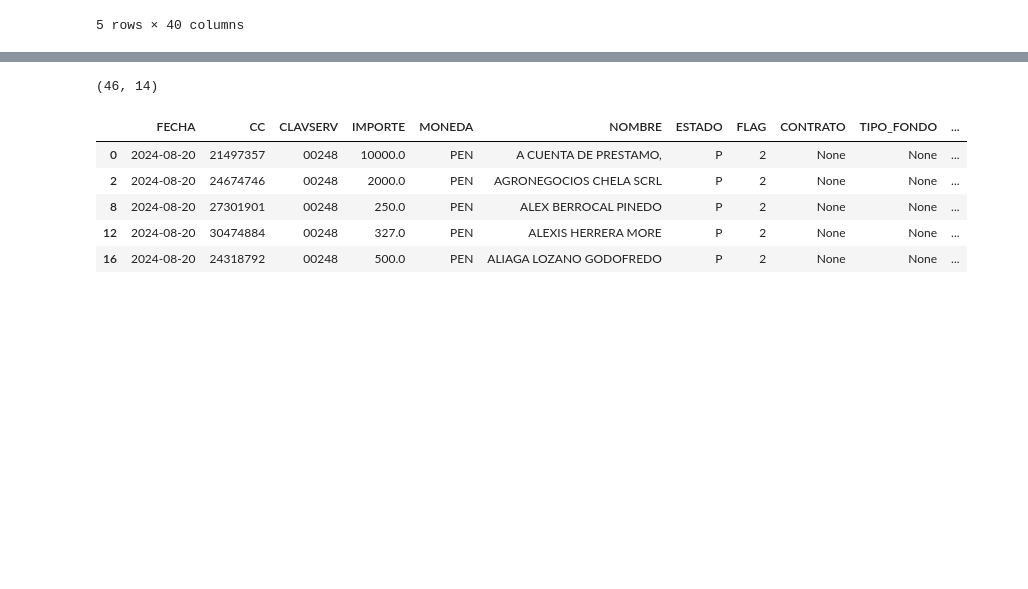
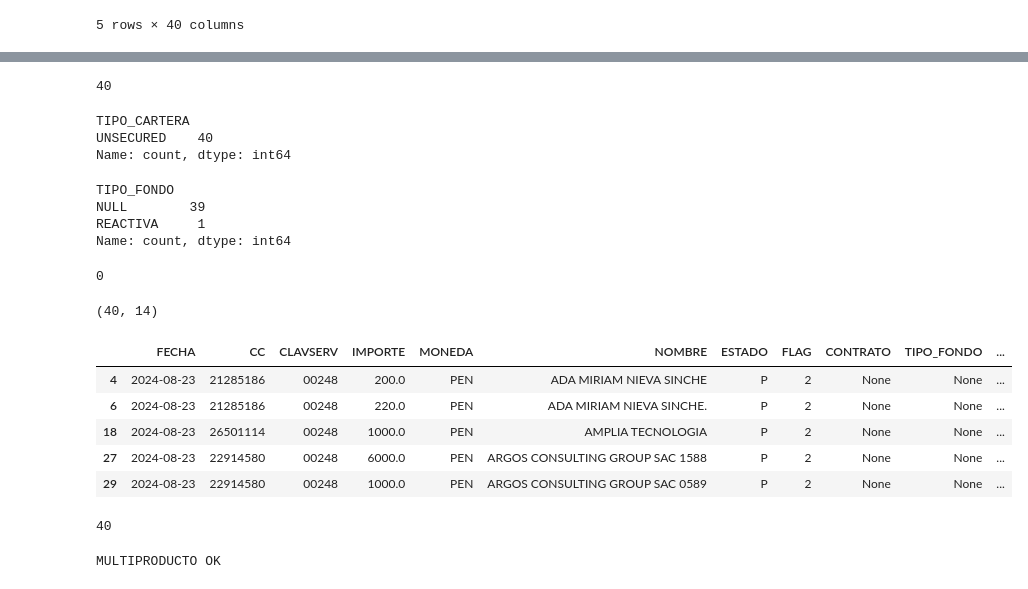
Before and after one commit to iriarteMirko/base-pagos, a Jupyter notebook: main.ipynb, the cells around one changed output, grey strips where cells are left out. Cells and saved outputs as stored; diff of their text form; code cells hidden in the pictures; blank space fills up the shorter version.

```diff
--- a/main.ipynb
+++ b/main.ipynb
@@ -110,7 +114,7 @@ fecha_formateada = fecha_formateada[:3] + fecha_formateada[3:].capitalize()
 df_base['FECHA_ENVIO'] = fecha_formateada.replace('.', '')
 df_base['ID_RESPONSABLE'] = 'MIV'
 
-cols_base = ['FECHA', 'CODCEN', 'CLAVSERV', 'IMPORTE', 'MONEDA', 'NOMBRE', 'ESTADO', 'FECHA_ENVIO', 'ID_RESPONSABLE']
+cols_base = ['Entidad', 'FECHA', 'CODCEN', 'CLAVSERV', 'CENTROPAGO', 'IMPORTE', 'MONEDA', 'NOMBRE', 'ESTADO', 'FECHA_ENVIO', 'ID_RESPONSABLE']
 df_base = df_base[cols_base]
 df_base = df_base.rename(columns={'CODCEN': 'CC'})
 
@@ -200,18 +213,21 @@ Asignacion (242511, 40)
 # %%
 df_asignacion_test['codigo'] = df_asignacion_test['codigo'].astype('Int64').astype(str).str.zfill(8)
 
-cols_asignacion = ['codigo', 'ID_FLAG', 'cont_18', 'nombre', 'TIPO_CARTERA', 'TIPO_FONDO', 'clave', 'AGENCIA CORRECTA']
+cols_asignacion = ['codigo', 'ID_FLAG', 'cont_18', 'nombre', 'TIPO_CARTERA', 'TIPO_FONDO', 'clave', 'AGENCIA CORRECTA', 'ID_VTA.']
 df_base_test = df_base_test.merge(df_asignacion_test[cols_asignacion], left_on='CC', right_on='codigo', how='left')
 df_base_test = df_base_test.drop(columns=['codigo'])
-df_base_test = df_base_test.rename(columns={'ID_FLAG': 'FLAG', 'cont_18': 'CONTRATO', 'nombre': 'NOMBRE_CLIENTE', 'clave': 'CARTERA', 'AGENCIA CORRECTA': 'AGENCIA'})
+df_base_test = df_base_test.rename(columns={'Entidad':'ENTIDAD', 'ID_FLAG': 'FLAG', 'cont_18': 'CONTRATO', 'nombre': 'NOMBRE_CLIENTE', 'clave': 'CARTERA', 'AGENCIA CORRECTA': 'AGENCIA', 'ID_VTA.': 'ID_VTA'})
+
+df_base_test.drop_duplicates(subset=['CC', 'IMPORTE', 'MONEDA', 'NOMBRE'], keep='first', inplace=True)
 
 df_base_test['TIPO_CARTERA'] = df_base_test['TIPO_CARTERA'].fillna('NULL')
 df_base_test['TIPO_FONDO'] = df_base_test['TIPO_FONDO'].fillna('NULL')
 
 df_base_test['FLAG'] = df_base_test['FLAG'].astype('Int64')
 df_base_test['CONTRATO'] = df_base_test['CONTRATO'].apply(lambda x: str(int(x)).zfill(18) if pd.notna(x) else x)
+df_base_test['ENTIDAD'] = df_base_test['ENTIDAD'].astype('Int64').astype(str).str.zfill(4)
 
-cols_base_test = ['FECHA', 'CC', 'CLAVSERV', 'IMPORTE', 'MONEDA', 'NOMBRE', 'ESTADO', 'FLAG', 'CONTRATO', 'NOMBRE_CLIENTE', 'FECHA_ENVIO', 'ID_RESPONSABLE', 'TIPO_CARTERA', 'TIPO_FONDO', 'CARTERA', 'AGENCIA']
+cols_base_test = ['ENTIDAD', 'FECHA', 'CC', 'CLAVSERV', 'CENTROPAGO', 'IMPORTE', 'MONEDA', 'NOMBRE', 'ESTADO', 'FLAG', 'CONTRATO', 'NOMBRE_CLIENTE', 'FECHA_ENVIO', 'ID_RESPONSABLE', 'TIPO_CARTERA', 'TIPO_FONDO', 'CARTERA', 'AGENCIA', 'ID_VTA']
 df_base_test = df_base_test[cols_base_test]
 
 print(df_base_test.shape)
@@ -324,25 +411,49 @@ df_multi.head(5)
+# %%
+multi_count = df_multi.shape[0]
+multi_count
+# %% [output]
+40
+# %%
+df_multi['TIPO_CARTERA'].value_counts()
+# %% [output]
+TIPO_CARTERA
+UNSECURED    40
+Name: count, dtype: int64
+# %%
+df_multi['TIPO_FONDO'].value_counts()
+# %% [output]
+TIPO_FONDO
+NULL        39
+REACTIVA     1
+Name: count, dtype: int64
+# %%
+df_no_multi = df_multi[(df_multi['TIPO_CARTERA'] != 'UNSECURED')]
+no_multi_count = df_no_multi.shape[0]
+no_multi_count
+# %% [output]
+0
 # %%
 df_multi = df_multi[df_multi['TIPO_CARTERA'] == 'UNSECURED']
 
 df_multi['CONTRATO'] = None
 df_multi['TIPO_FONDO'] = None
 df_multi['CARTERA'] = None
 
 df_multi = df_multi.drop(columns=['TIPO_CARTERA', 'AGENCIA'])
-df_multi = df_multi.drop_duplicates(subset=['CC', 'IMPORTE', 'MONEDA'])
+df_multi = df_multi.drop_duplicates(subset=['CC', 'IMPORTE', 'MONEDA', 'NOMBRE'])
 
 cols_multi = ['FECHA', 'CC', 'CLAVSERV', 'IMPORTE', 'MONEDA', 'NOMBRE', 'ESTADO', 'FLAG', 'CONTRATO', 'TIPO_FONDO', 'CARTERA', 'NOMBRE_CLIENTE', 'FECHA_ENVIO', 'ID_RESPONSABLE']
 df_multi = df_multi[cols_multi]
 
 print(df_multi.shape)
 df_multi.head(5)
 # %% [output]
-(46, 14)
+(40, 14)
 |  | FECHA | CC | CLAVSERV | IMPORTE | MONEDA | NOMBRE | ESTADO | FLAG | CONTRATO | TIPO_FONDO | ... |
-| 0 | 2024-08-20 | 21497357 | 00248 | 10000.0 | PEN | A CUENTA DE PRESTAMO, | P | 2 | None | None | ... |
-| 2 | 2024-08-20 | 24674746 | 00248 | 2000.0 | PEN | AGRONEGOCIOS CHELA SCRL | P | 2 | None | None | ... |
-| 8 | 2024-08-20 | 27301901 | 00248 | 250.0 | PEN | ALEX BERROCAL PINEDO | P | 2 | None | None | ... |
-| 12 | 2024-08-20 | 30474884 | 00248 | 327.0 | PEN | ALEXIS HERRERA MORE | P | 2 | None | None | ... |
-| 16 | 2024-08-20 | 24318792 | 00248 | 500.0 | PEN | ALIAGA LOZANO GODOFREDO | P | 2 | None | None | ... |
+| 4 | 2024-08-23 | 21285186 | 00248 | 200.0 | PEN | ADA MIRIAM NIEVA SINCHE | P | 2 | None | None | ... |
+| 6 | 2024-08-23 | 21285186 | 00248 | 220.0 | PEN | ADA MIRIAM NIEVA SINCHE. | P | 2 | None | None | ... |
+| 18 | 2024-08-23 | 26501114 | 00248 | 1000.0 | PEN | AMPLIA TECNOLOGIA | P | 2 | None | None | ... |
+| 27 | 2024-08-23 | 22914580 | 00248 | 6000.0 | PEN | ARGOS CONSULTING GROUP SAC 1588 | P | 2 | None | None | ... |
+| 29 | 2024-08-23 | 22914580 | 00248 | 1000.0 | PEN | ARGOS CONSULTING GROUP SAC 0589 | P | 2 | None | None | ... |
 # %%
 df_multi.to_excel(multiproducto, index=False)
@@ -350,2 +460,14 @@ df_multi.to_excel(multiproducto, index=False)
+# %%
+multi_count_final = df_multi.shape[0]
+multi_count_final
+# %% [output]
+40
+# %%
+if multi_count == multi_count_final + no_multi_count:
+    print('MULTIPRODUCTO OK')
+else:
+    print('MULTIPRODUCTO ERROR')
+# %% [output]
+MULTIPRODUCTO OK
 # %%
 #################### FIN MULTIPRODUCTO ####################
```
Also changed, not shown: parts of 41 cells of this notebook.
